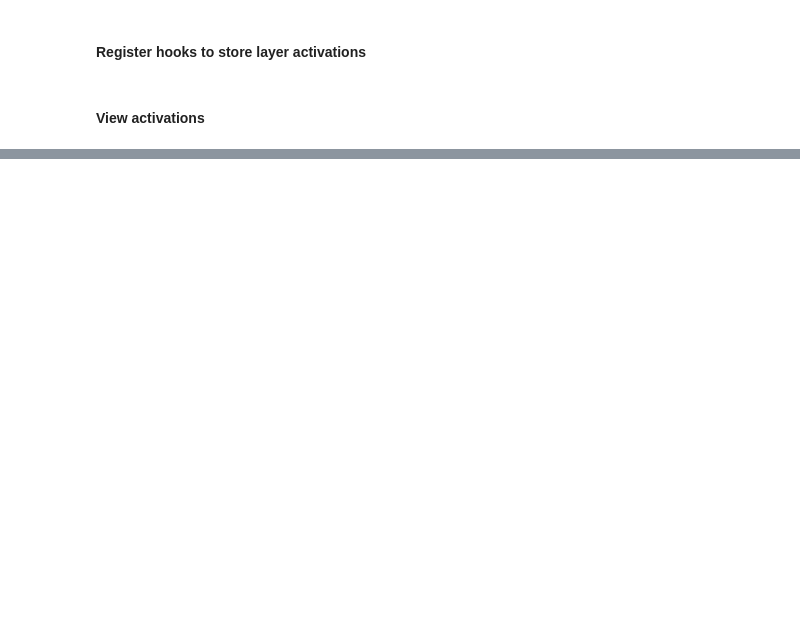
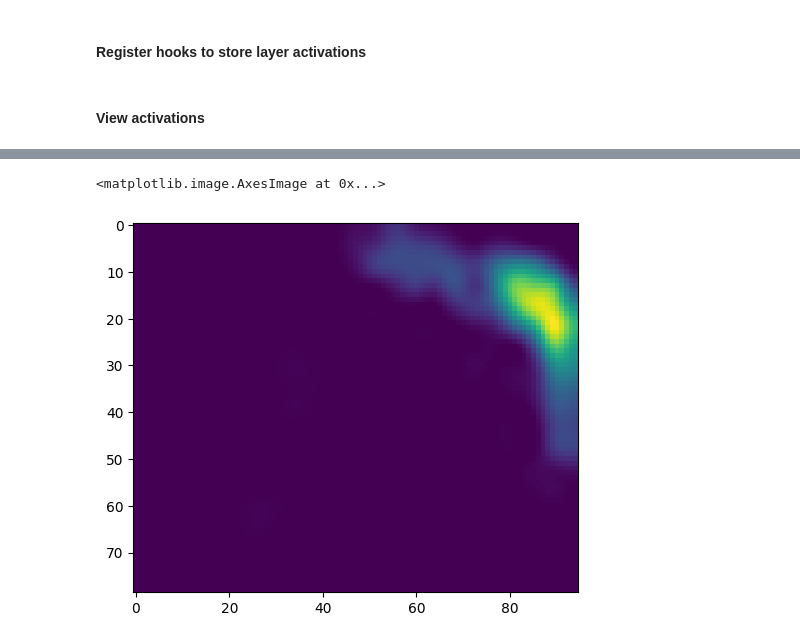
Before and after one commit to abhatfnal/adni-mri-classification, a Jupyter notebook: analysis.ipynb, the cells around one changed output, grey strips where cells are left out. Saved outputs shown, nothing was run; the diff lists cells and outputs as text; code cells hidden in the pictures; blank space fills up the shorter version.

Commit message:
Added models. Added analysis notebook.

```diff
--- a/analysis.ipynb
+++ b/analysis.ipynb
@@ -143,0 +45,9 @@ inspect.getfile(model.__class__)
+# %%
+loader = DataLoader(test_dataset,10)
+
+batches = []
+for imgs,lbls in loader:
+    batches.append(imgs)
+
+model.eval()
+out = model(batches[0])
@@ -143,0 +85,16 @@ inspect.getfile(model.__class__)
+# %%
+target_layer_name = 'conv4'
+# %%
+target_layer = None
+for name, module in model.named_modules():
+    if name == target_layer_name:
+        target_layer = module
+        break
+# %%
+with EigenCAM(model=model, target_layers=[ target_layer ]) as cam:
+       gcam_overlay = cam(batches[4], targets=[ ClassifierOutputTarget(0)])
+# %%
+plt.imshow(gcam_overlay[9,:,:,35])
+# %% [output]
+<matplotlib.image.AxesImage at 0x...>
+[figure, added]
```
Also changed, not shown: parts of 18 cells of this notebook, 9 other files.
